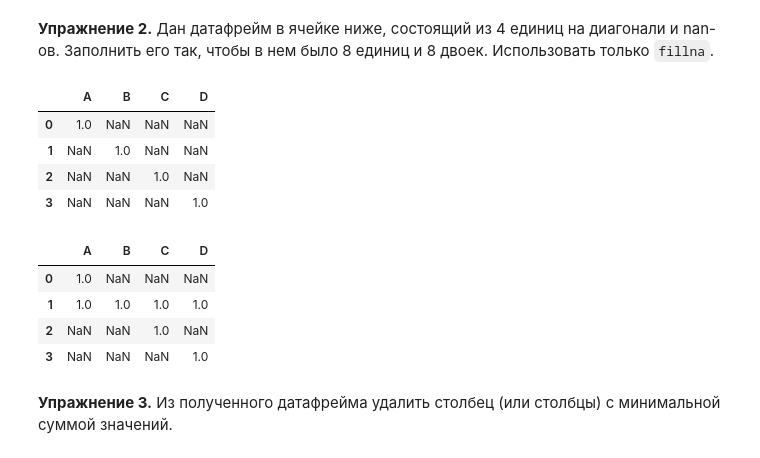
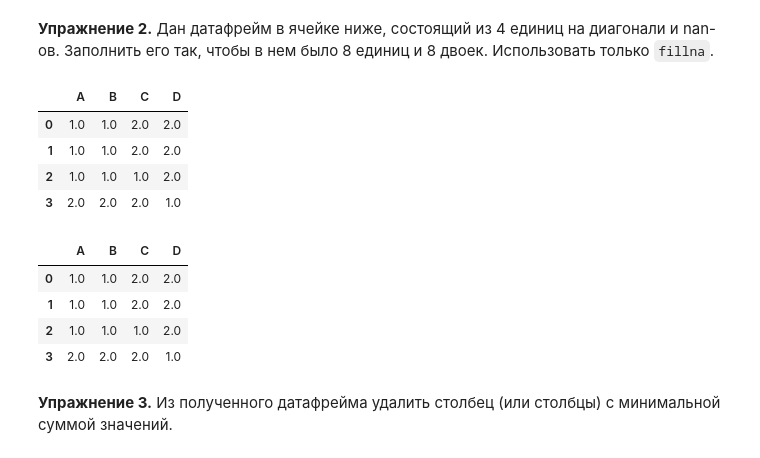
Before and after one commit to otter8sky/mipt_python_1_sem, a Jupyter notebook: 2024_lpr_lab09.ipynb, the cells around one changed output. Cells and saved outputs as stored; diff of their text form; code cells hidden in the pictures.

```diff
--- a/2024_lpr_lab09.ipynb
+++ b/2024_lpr_lab09.ipynb
@@ -520,24 +530,26 @@ df.fillna(df.min()).fillna(df.max().min())
 # %%
 df = pd.DataFrame([[1, np.nan, np.nan, np.nan],
                    [np.nan, 1, np.nan, np.nan],
                    [np.nan, np.nan, 1, np.nan],
                    [np.nan, np.nan, np.nan, 1]],
                 columns=list("ABCD"))
+df.iloc[:3, :2] = df.iloc[:3, :2].fillna(1)
+df = df.fillna(2)
 df
 # %% [output]
 |  | A | B | C | D |
-| 0 | 1.0 | NaN | NaN | NaN |
-| 1 | NaN | 1.0 | NaN | NaN |
-| 2 | NaN | NaN | 1.0 | NaN |
-| 3 | NaN | NaN | NaN | 1.0 |
+| 0 | 1.0 | 1.0 | 2.0 | 2.0 |
+| 1 | 1.0 | 1.0 | 2.0 | 2.0 |
+| 2 | 1.0 | 1.0 | 1.0 | 2.0 |
+| 3 | 2.0 | 2.0 | 2.0 | 1.0 |
 # %%
 df[1:2] = df[1:2].fillna(1)
 df
 # %% [output]
 |  | A | B | C | D |
-| 0 | 1.0 | NaN | NaN | NaN |
-| 1 | 1.0 | 1.0 | 1.0 | 1.0 |
-| 2 | NaN | NaN | 1.0 | NaN |
-| 3 | NaN | NaN | NaN | 1.0 |
+| 0 | 1.0 | 1.0 | 2.0 | 2.0 |
+| 1 | 1.0 | 1.0 | 2.0 | 2.0 |
+| 2 | 1.0 | 1.0 | 1.0 | 2.0 |
+| 3 | 2.0 | 2.0 | 2.0 | 1.0 |
 # %% [markdown]
 **Упражнение 3.** Из полученного датафрейма удалить столбец (или столбцы) с минимальной суммой значений.
```
Also changed, not shown: parts of 19 cells of this notebook.
